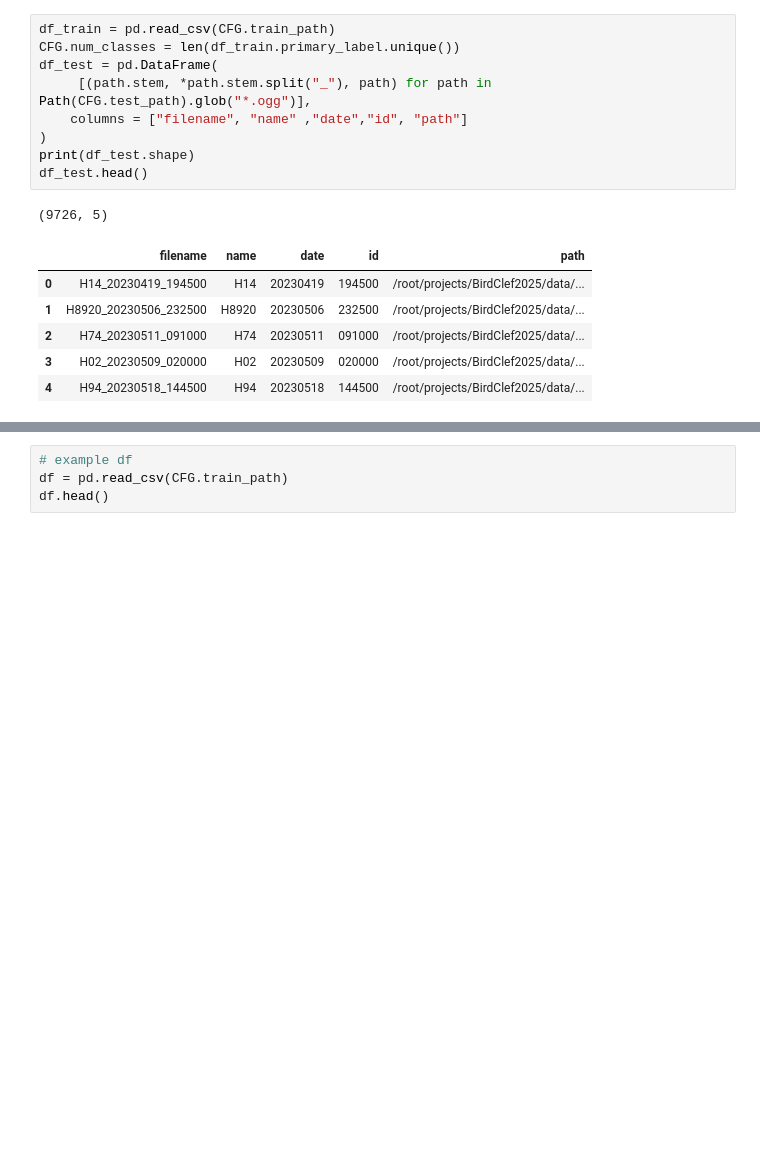
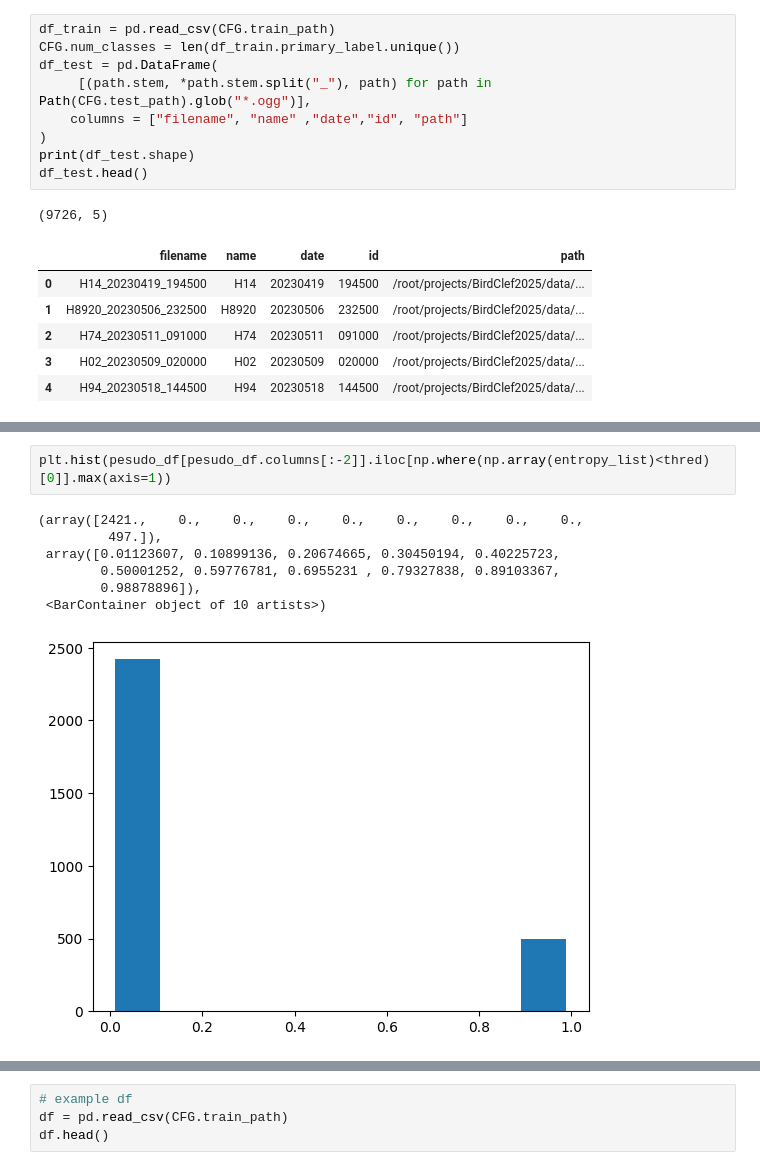
Before and after one commit to StarrySky-SHT/BirdClef2025-8thSol, a Jupyter notebook: usefulFunc/generate_pseudo_label.ipynb, the cells around one changed output, grey strips where cells are left out. Saved outputs shown, nothing was run; the diff lists cells and outputs as text; blank space fills up the shorter version.

```diff
--- a/usefulFunc/generate_pseudo_label.ipynb
+++ b/usefulFunc/generate_pseudo_label.ipynb
@@ -1802,0 +1826,10 @@ plt.show()
+# %%
+plt.hist(pesudo_df[pesudo_df.columns[:-2]].iloc[np.where(np.array(entropy_list)<thred)[0]].max(axis=1))
+# %% [output]
+(array([2421.,    0.,    0.,    0.,    0.,    0.,    0.,    0.,    0.,
+         497.]),
+ array([0.01123607, 0.10899136, 0.20674665, 0.30450194, 0.40225723,
+        0.50001252, 0.59776781, 0.6955231 , 0.79327838, 0.89103367,
+        0.98878896]),
+ <BarContainer object of 10 artists>)
+[figure, added]
```
Also changed, not shown: parts of 20 cells of this notebook, 32 other files.
